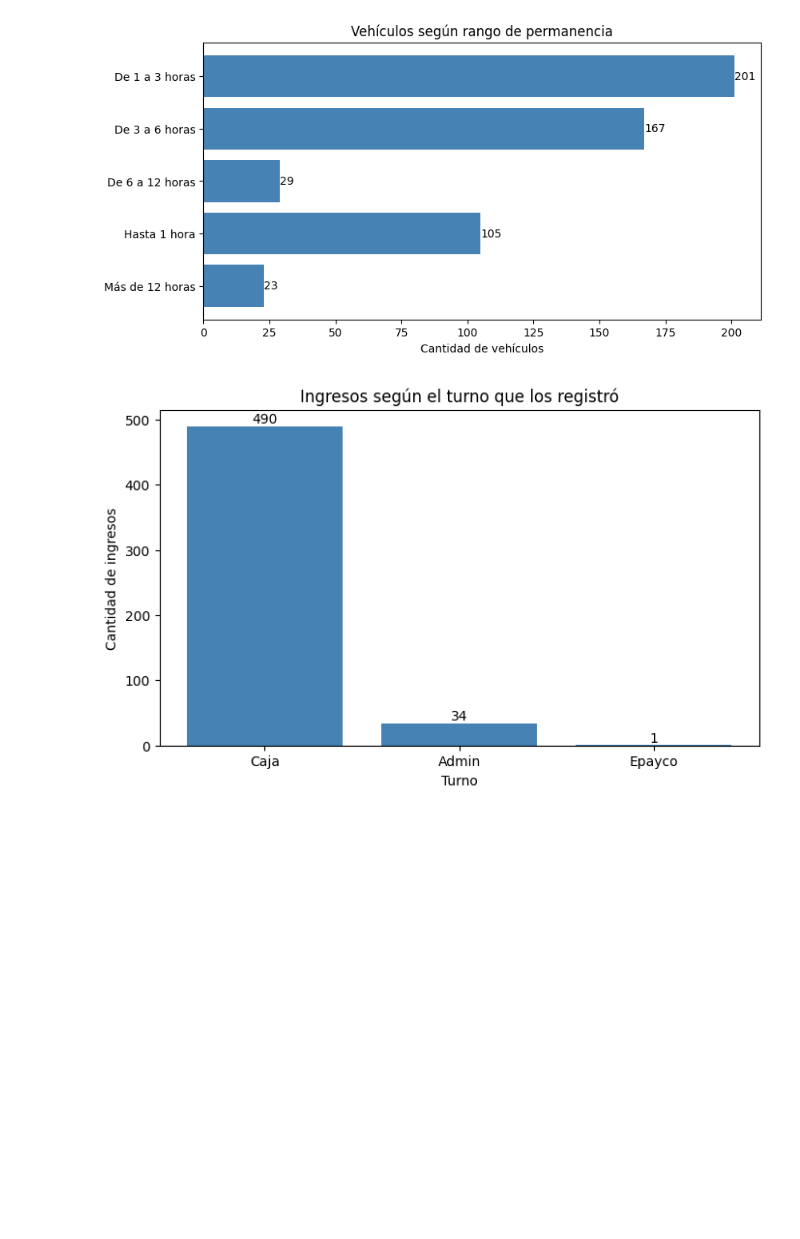
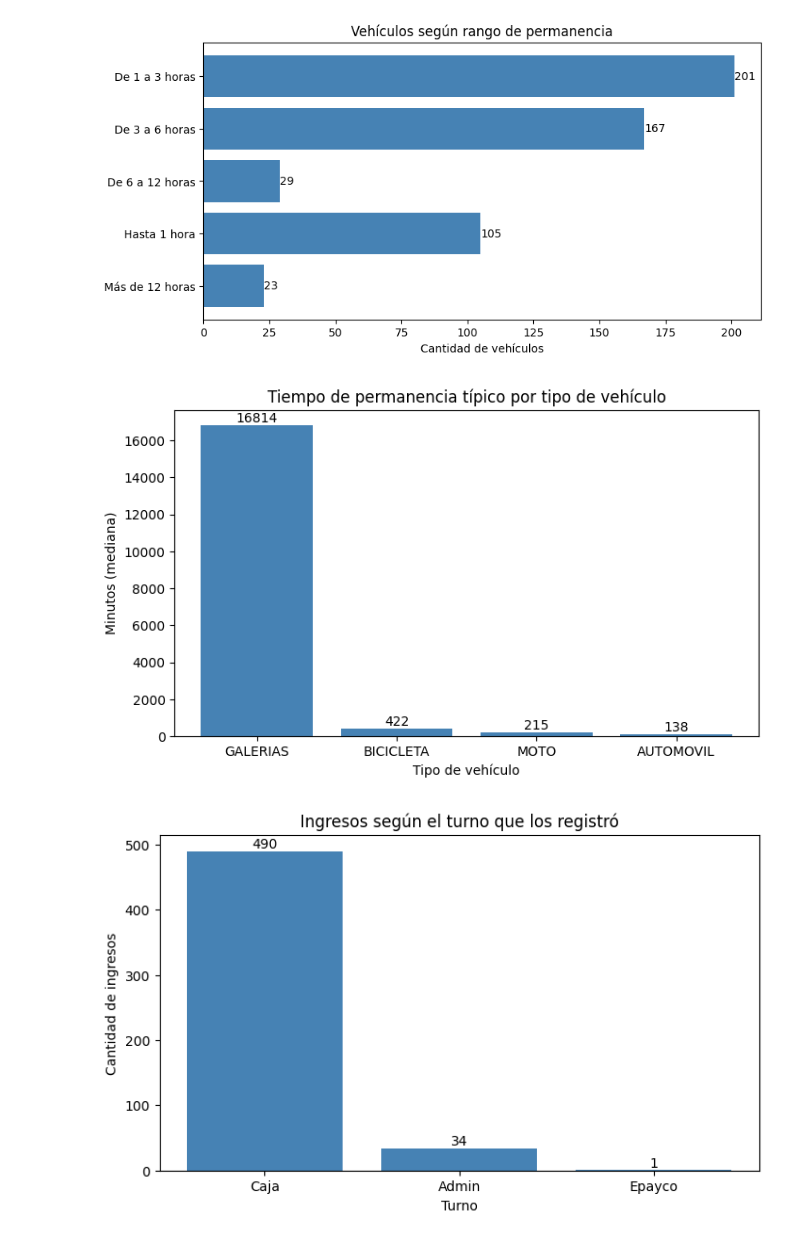
Before and after one commit to ariasgabriela413-del/Proyecto-final-programaci-n, a Jupyter notebook: analiticaparking (3).ipynb, the cells around one changed output. Saved outputs shown, nothing was run; the diff lists cells and outputs as text; code cells hidden in the pictures; blank space fills up the shorter version.

```diff
--- a/analiticaparking (3).ipynb
+++ b/analiticaparking (3).ipynb
@@ -388,6 +385,22 @@ def grafico_rangos_duracion(datos):
 grafico_rangos_duracion(df_parking7822)
 # %% [output]
 [figure]
+# %%
+def grafico_duracion_por_tipo(datos):
+    mediana = datos.groupby("tipo")["duracion_min"].median().sort_values(ascending=False)
+
+    plt.figure(figsize=(8, 4.5))
+    barras = plt.bar(mediana.index, mediana.values, color="steelblue")
+    plt.bar_label(barras, fmt="%.0f")
+    plt.title("Tiempo de permanencia típico por tipo de vehículo")
+    plt.xlabel("Tipo de vehículo")
+    plt.ylabel("Minutos (mediana)")
+    plt.show()
+
+
+grafico_duracion_por_tipo(df_parking7822)
+# %% [output]
+[figure, added]
 # %%
 def grafico_turnos(datos):
     conteo = datos["turno_ingreso"].value_counts()
```
Also changed, not shown: parts of 2 cells of this notebook.
